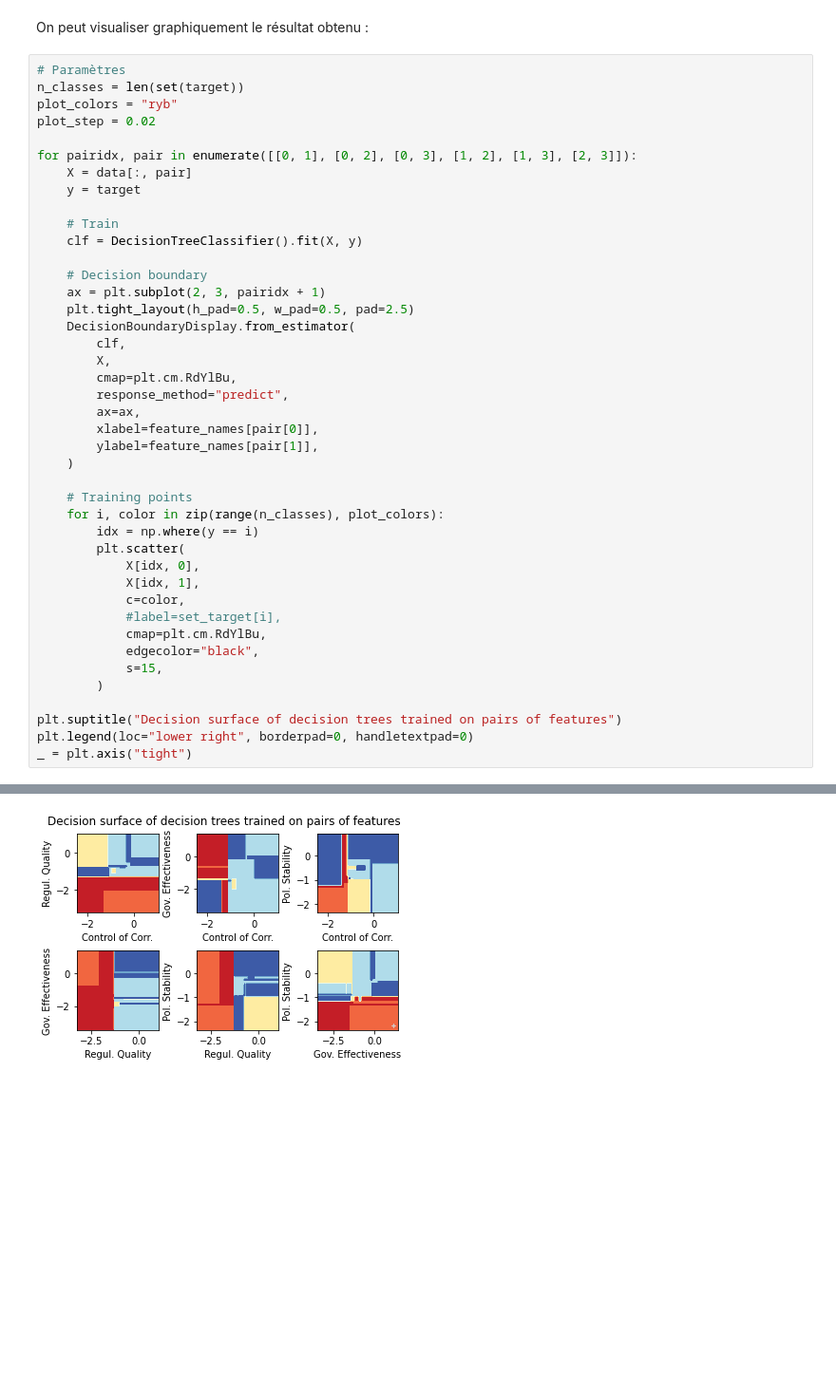
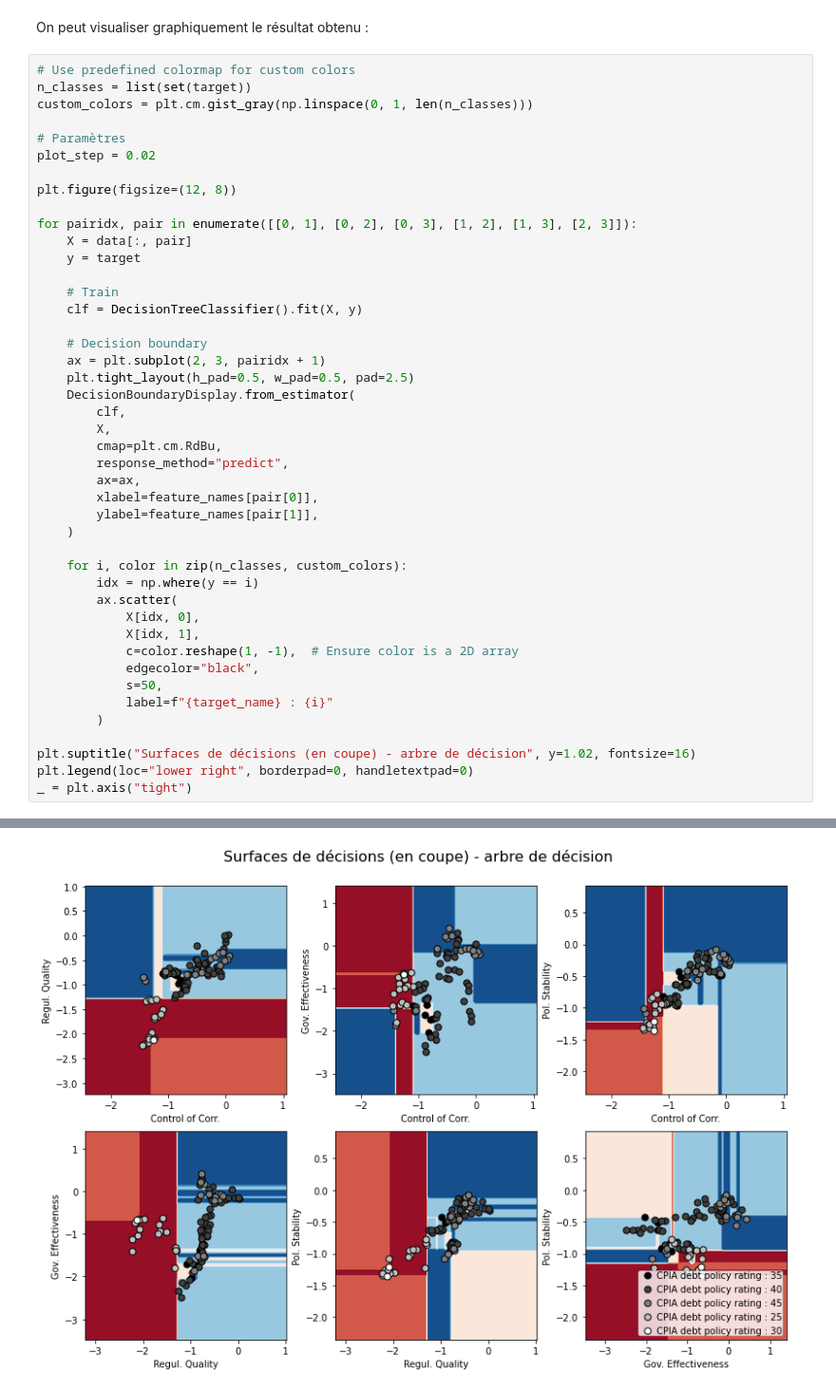
Before and after one commit to ibelfis/assessing_sov_risk, a Jupyter notebook: main.ipynb, the cells around one changed output, grey strips where cells are left out. Shown at 95% size. Cells and saved outputs as stored; diff of their text form; blank space fills up the shorter version.

```diff
--- a/main.ipynb
+++ b/main.ipynb
@@ -195,10 +195,14 @@ graph
 # %% [markdown]
 On peut visualiser graphiquement le résultat obtenu :
 # %%
+# Use predefined colormap for custom colors
+n_classes = list(set(target))
+custom_colors = plt.cm.gist_gray(np.linspace(0, 1, len(n_classes)))
+
 # Paramètres
-n_classes = len(set(target))
-plot_colors = "ryb"
 plot_step = 0.02
+
+plt.figure(figsize=(12, 8))
 
 for pairidx, pair in enumerate([[0, 1], [0, 2], [0, 3], [1, 2], [1, 3], [2, 3]]):
     X = data[:, pair]
@@ -213,27 +217,25 @@ for pairidx, pair in enumerate([[0, 1], [0, 2], [0, 3], [1, 2], [1, 3], [2, 3]])
     DecisionBoundaryDisplay.from_estimator(
         clf,
         X,
-        cmap=plt.cm.RdYlBu,
+        cmap=plt.cm.RdBu,
         response_method="predict",
         ax=ax,
         xlabel=feature_names[pair[0]],
         ylabel=feature_names[pair[1]],
     )
 
-    # Training points
-    for i, color in zip(range(n_classes), plot_colors):
+    for i, color in zip(n_classes, custom_colors):
         idx = np.where(y == i)
-        plt.scatter(
+        ax.scatter(
             X[idx, 0],
             X[idx, 1],
-            c=color,
-            #label=set_target[i],
-            cmap=plt.cm.RdYlBu,
+            c=color.reshape(1, -1),  # Ensure color is a 2D array
             edgecolor="black",
-            s=15,
+            s=50,
+            label=f"{target_name} : {i}"
         )
 
-plt.suptitle("Decision surface of decision trees trained on pairs of features")
+plt.suptitle("Surfaces de décisions (en coupe) - arbre de décision", y=1.02, fontsize=16)
 plt.legend(loc="lower right", borderpad=0, handletextpad=0)
 _ = plt.axis("tight")
 # %% [output]
@@ -241 +242 @@ No artists with labels found to put in legend.  Note that artists whose label st
-[figure, old version]
+[figure, new version]
```
Also changed, not shown: parts of 12 cells of this notebook.
